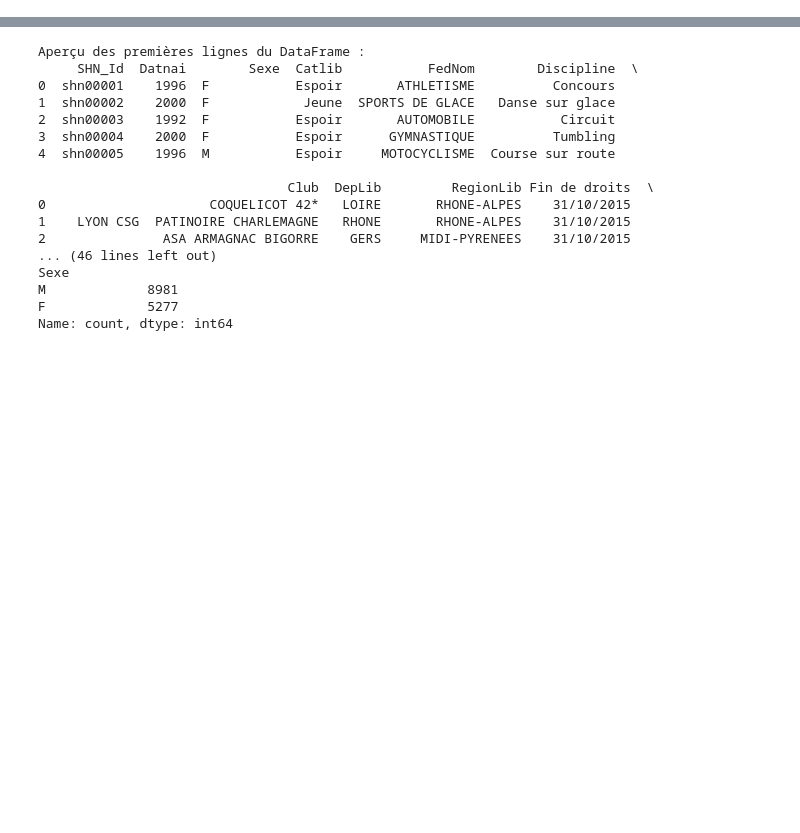
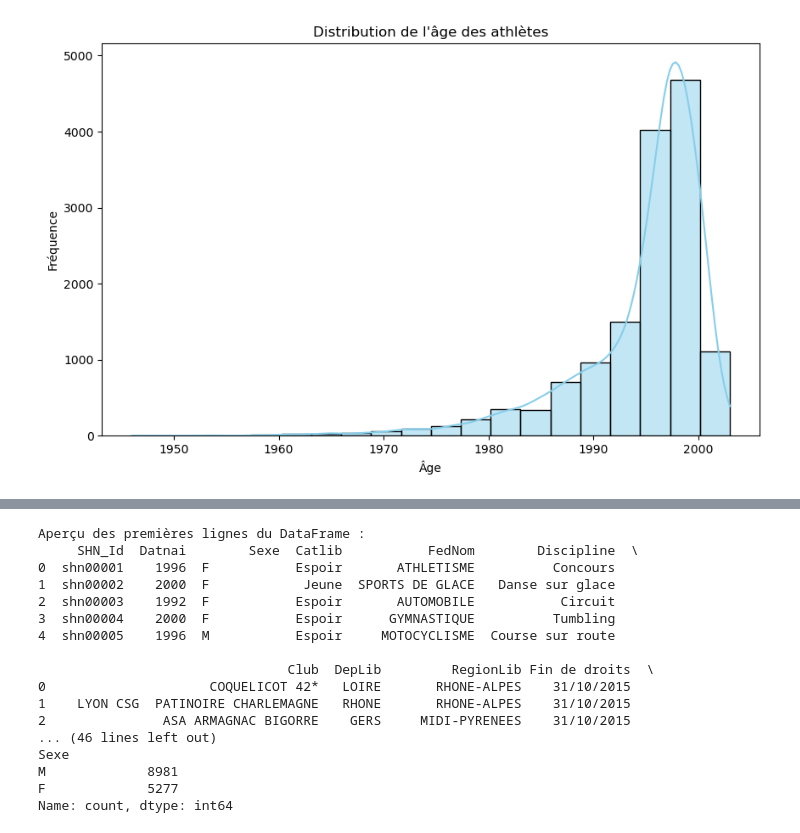
Before and after one commit to Nimzonimzo/High_Level_Athlete_Analysis, a Jupyter notebook: High-Level Athlete Analysis.ipynb, the cells around one changed output, grey strips where cells are left out. Saved outputs shown, nothing was run; the diff lists cells and outputs as text; code cells hidden in the pictures; blank space fills up the shorter version.

Commit message:
V5
Ajout de nouvelles visualisation

```diff
--- a/High-Level Athlete Analysis.ipynb
+++ b/High-Level Athlete Analysis.ipynb
@@ -0,0 +1,88 @@
+# %%
+import pandas as pd
+import matplotlib.pyplot as plt
+import seaborn as sns
+
+# Chargement des données depuis un fichier CSV
+df = pd.read_csv("SHN_2015.csv", sep=';')
+
+# Affichage des premières lignes du DataFrame
+print("Aperçu des premières lignes du DataFrame :")
+print(df.head())
+
+# Informations sur les colonnes et les types de données
+print("\nInformations sur les colonnes et les types de données :")
+print(df.info())
+
+# Vérification des valeurs manquantes
+missing_values = df.isnull().sum()
+if missing_values.sum() > 0:
+    print("\nValeurs manquantes par colonne :")
+    print(missing_values)
+else:
+    print("\nAucune valeur manquante dans le DataFrame.")
+
+# Exploration de la répartition des athlètes par sexe
+print("\nRépartition des athlètes par sexe :")
+print(df['Sexe'].value_counts())
+
+# Visualisation de la répartition des athlètes par sexe
+plt.figure(figsize=(10, 6))
+sns.countplot(x='Sexe', data=df)
+plt.title('Répartition des athlètes par sexe')
+plt.xlabel('Sexe')
+plt.ylabel("Nombre d'athlètes")
+plt.show()
+
+# Visualisation de la répartition des athlètes par catégorie d'âge
+plt.figure(figsize=(12, 6))
+sns.countplot(x='Catlib', data=df)
+plt.title('Répartition des athlètes par catégorie d\'âge')
+plt.xlabel('Catégorie d\'âge')
+plt.ylabel("Nombre d'athlètes")
+plt.xticks(rotation=45)
+plt.show()
+
+# Visualisation de la répartition des athlètes par discipline sportive
+plt.figure(figsize=(14, 6))
+sns.countplot(x='Discipline', data=df)
+plt.title('Répartition des athlètes par discipline sportive')
+plt.xlabel('Discipline sportive')
+plt.ylabel("Nombre d'athlètes")
+plt.xticks(rotation=45)
+plt.show()
+
+# Visualisation de la répartition des athlètes par région
+plt.figure(figsize=(14, 6))
+sns.countplot(x='RegionLib', data=df)
+plt.title('Répartition des athlètes par région')
+plt.xlabel('Région')
+plt.ylabel("Nombre d'athlètes")
+plt.xticks(rotation=90)
+plt.show()
+
+# Nouvelles visualisations :
+# Histogramme de l'âge des athlètes
+plt.figure(figsize=(10, 6))
+sns.histplot(df['Datnai'], bins=20, kde=True, color='skyblue')
+plt.title('Distribution de l\'âge des athlètes')
+plt.xlabel('Âge')
+plt.ylabel('Fréquence')
+plt.show()
+
+# Boxplot de l'âge par sexe
+plt.figure(figsize=(10, 6))
+sns.boxplot(x='Sexe', y='Datnai', data=df, palette='pastel')
+plt.title('Distribution de l\'âge des athlètes par sexe')
+plt.xlabel('Sexe')
+plt.ylabel('Âge')
+plt.show()
+
+# Nuage de points entre l'âge et le nombre de disciplines
+plt.figure(figsize=(10, 6))
+sns.scatterplot(x='Datnai', y='Discipline', data=df, hue='Sexe', palette='viridis')
+plt.title('Relation entre l\'âge et le nombre de disciplines pratiquées')
+plt.xlabel('Âge')
+plt.ylabel('Nombre de disciplines')
+plt.show()
+# %% [output]
@@ -0,0 +110 @@
+[figure, added]
```
Also changed, not shown: parts of 2 cells of this notebook.
